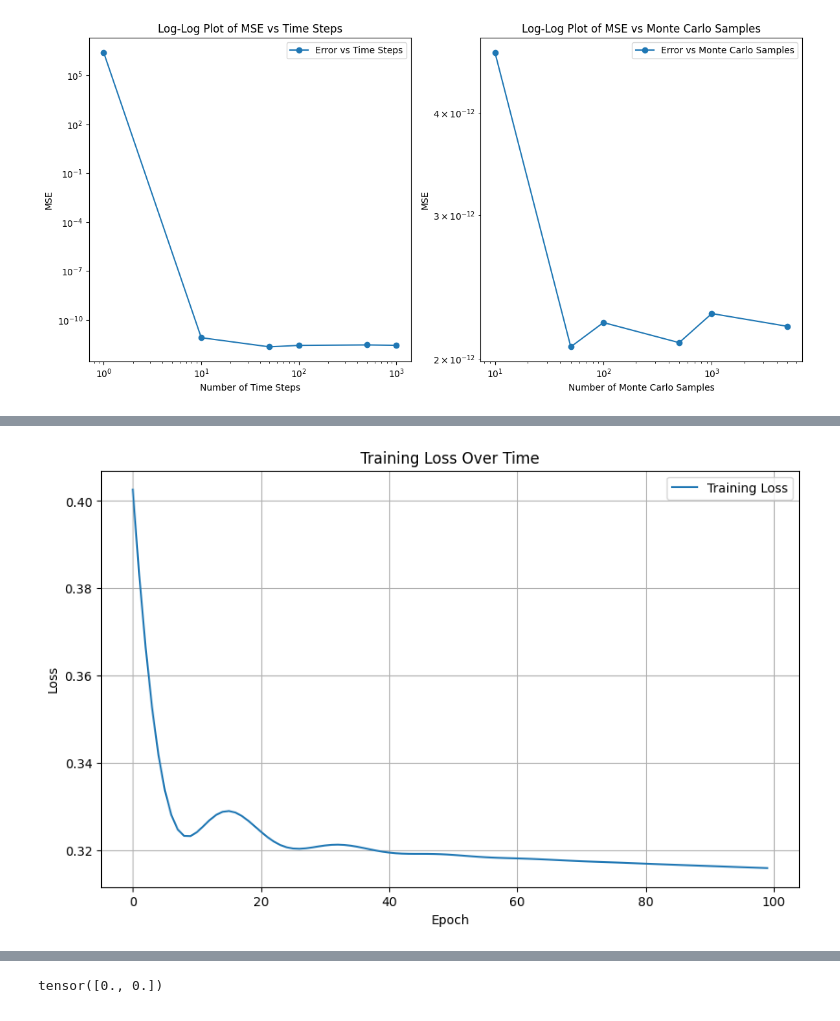
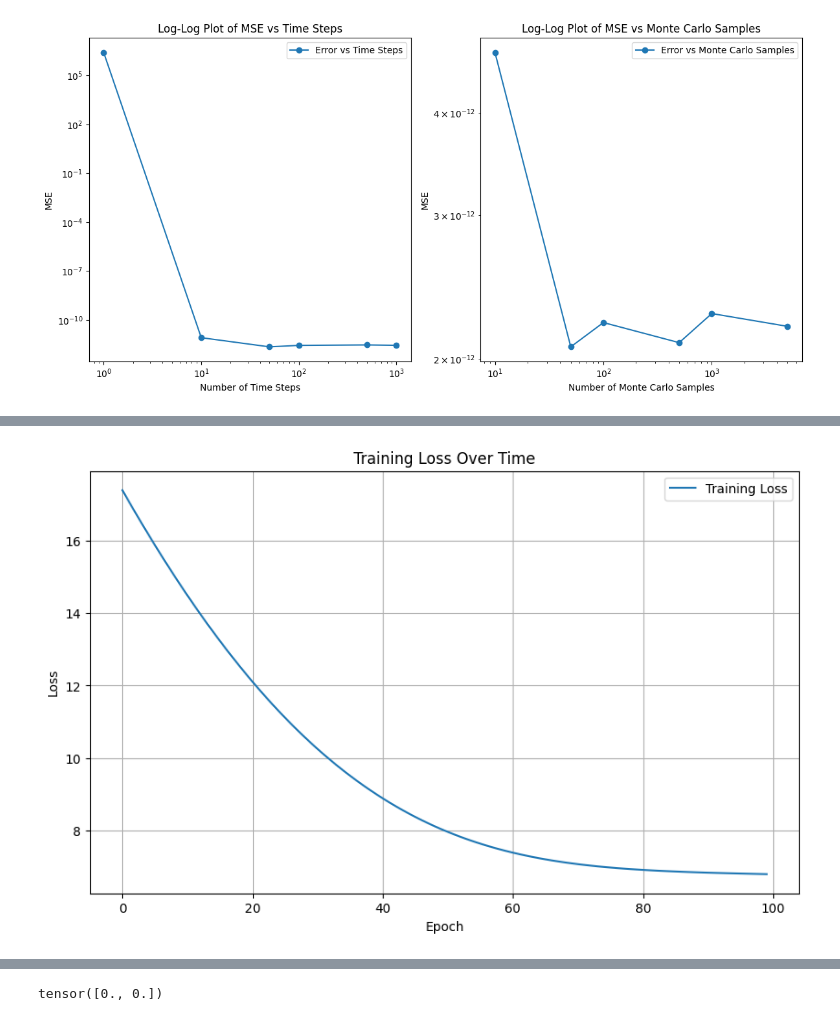
Before and after one commit to Jessie-WU0910/SCDAA-CW, a Jupyter notebook: Coursework.ipynb, the cells around one changed output, grey strips where cells are left out. Cells and saved outputs as stored; diff of their text form; code cells hidden in the pictures.

```diff
--- a/Coursework.ipynb
+++ b/Coursework.ipynb
@@ -156,25 +180,20 @@ plt.show()
 # %%
 #Exercise 2.1
 
-import numpy as np
-import torch
-import torch.nn as nn
-import torch.optim as optim
-import matplotlib.pyplot as plt
+H, M, C, R, D, T, sigma = [np.eye(2)]*5 + [1, 1]
 
-
+lqr_solver = LQRSolver(H, M, C, R, D, T, sigma)
 # Define the neural network architecture
 class Net(nn.Module):
     def __init__(self, input_size, hidden_size, output_size):
         super(Net, self).__init__()
-        self.fc1 = nn.Linear(input_size, hidden_size) # Input to hidden layer
-        self.fc2 = nn.Linear(hidden_size, output_size) # Hidden to output layer
-        self.activation = nn.ReLU() # Activation function
+        self.fc1 = nn.Linear(input_size, hidden_size)
+        self.fc2 = nn.Linear(hidden_size, output_size)
+        self.activation = nn.ReLU()
 
     def forward(self, x):
         x = self.activation(self.fc1(x))
-        x = self.fc2(x)
-        return x
+        return self.fc2(x)
 
 # Define the training parameters
 input_size = 2 # Assuming 'x' is two-dimensional
@@ -185,65 +204,43 @@ learning_rate = 1e-3 # Typical learning rate for Adam
 # Create the neural network
 net = Net(input_size, hidden_size, output_size)
 
-# Define the optimizer
-optimizer = optim.Adam(net.parameters(), lr=learning_rate)
-
 # Generate training data
 # 't' is sampled uniformly from [0, T] and 'x' from [-3, 3] x [-3, 3]
-T = 1
+
 num_samples = 1000 # Number of training samples
-t_train = np.random.uniform(0, T, num_samples)
+t_train = np.sort(np.random.uniform(0, T, num_samples))
 x_train = np.random.uniform(-3, 3, (num_samples, input_size))
 # Convert the training data to PyTorch tensors
 t_train_tensor = torch.tensor(t_train, dtype=torch.float32)
 x_train_tensor = torch.tensor(x_train, dtype=torch.float32)
 
 # Placeholder for the function 'v(t, x)'
-# In practice, this would be the true value function you are trying to learn
-# Here we simply use random values for demonstration purposes
-v_train = np.random.uniform(-1, 1, num_samples)
-v_train_tensor = torch.tensor(v_train, dtype=torch.float32)
+v_batch = lqr_solver.compute_value_function(t_train_tensor, x_train_tensor).squeeze()
+
+# Define the optimizer
+optimizer = optim.Adam(net.parameters(), lr=learning_rate)
 
 # Training loop
 num_epochs = 100 # Number of epochs for training
 loss_function = nn.MSELoss() # Mean squared error loss
+losses = []
 
 for epoch in range(num_epochs):
     # Zero the parameter gradients
     optimizer.zero_grad()
-
     # Forward pass: Compute predicted 'v' by passing 'x' to the model
     v_predicted = net(x_train_tensor)
-
     # Compute loss
-    loss = loss_function(v_predicted.squeeze(), v_train_tensor)
-
+    loss = loss_function(v_predicted, v_batch)
     # Backward pass: compute gradient of the loss with respect to model parameters
     loss.backward()
-
     # Perform a single optimization step (parameter update)
     optimizer.step()
-
+    losses.append(loss.item())
     # Print statistics
     if (epoch+1) % 10 == 0:
         print(f'Epoch {epoch+1}/{num_epochs}, Loss: {loss.item()}')
 
-
-net = Net(input_size, hidden_size, output_size)
-optimizer = optim.Adam(net.parameters(), lr=learning_rate)
-
-# Training loop with loss recording
-losses = [] # List to store loss values
-
-for epoch in range(num_epochs):
-    optimizer.zero_grad()
-    v_predicted = net(x_train_tensor)
-    loss = loss_function(v_predicted.squeeze(), v_train_tensor)
-    loss.backward()
-    optimizer.step()
-
-    # Record the loss
-    losses.append(loss.item())
 
 
 plt.figure(figsize=(10, 6))
@@ -268 +265 @@ Epoch 100/100, Loss: 0.31646907329559326
-[figure, old version]
+[figure, new version]
```
Also changed, not shown: parts of 9 cells of this notebook.
